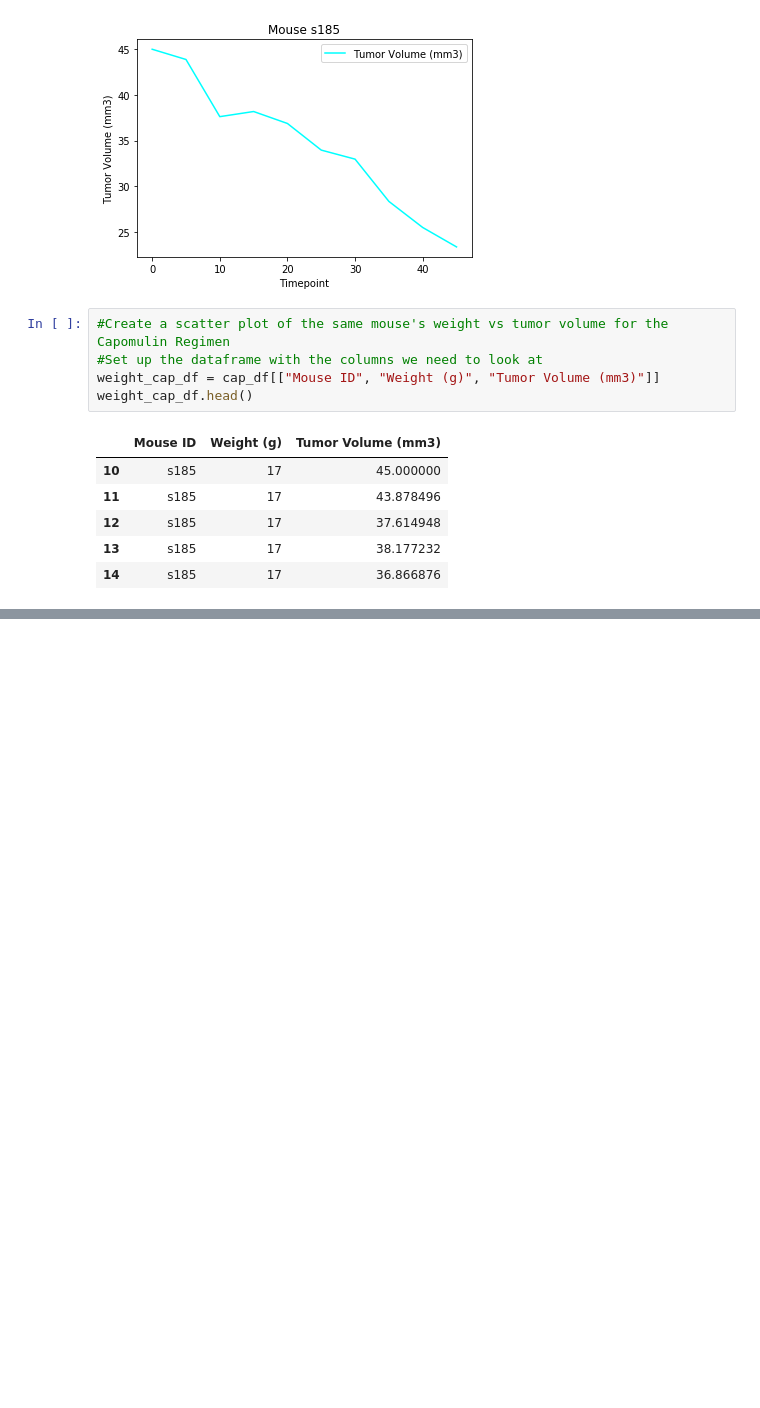
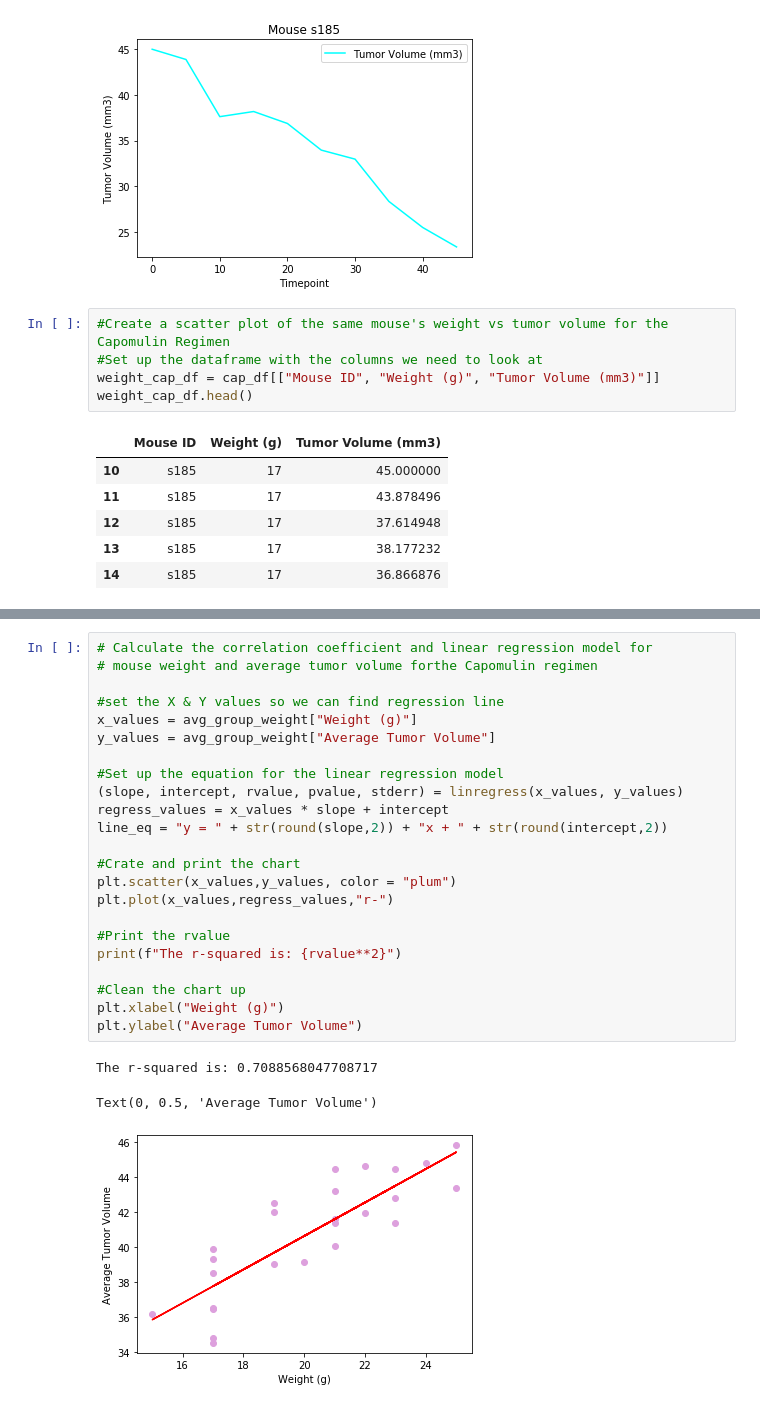
Before and after one commit to tnatoli29/Matplotlib-Challenge, a Jupyter notebook: The Power of Plots.ipynb, the cells around one changed output, grey strips where cells are left out. Saved outputs shown, nothing was run; the diff lists cells and outputs as text; blank space fills up the shorter version.

```diff
--- a/The Power of Plots.ipynb
+++ b/The Power of Plots.ipynb
@@ -476,0 +390,27 @@ plt.show()
+# %%
+# Calculate the correlation coefficient and linear regression model for
+# mouse weight and average tumor volume forthe Capomulin regimen
+
+#set the X & Y values so we can find regression line
+x_values = avg_group_weight["Weight (g)"]
+y_values = avg_group_weight["Average Tumor Volume"]
+
+#Set up the equation for the linear regression model
+(slope, intercept, rvalue, pvalue, stderr) = linregress(x_values, y_values)
+regress_values = x_values * slope + intercept
+line_eq = "y = " + str(round(slope,2)) + "x + " + str(round(intercept,2))
+
+#Crate and print the chart
+plt.scatter(x_values,y_values, color = "plum")
+plt.plot(x_values,regress_values,"r-")
+
+#Print the rvalue
+print(f"The r-squared is: {rvalue**2}")
+
+#Clean the chart up
+plt.xlabel("Weight (g)")
+plt.ylabel("Average Tumor Volume")
+# %% [output]
+The r-squared is: 0.7088568047708717
+Text(0, 0.5, 'Average Tumor Volume')
+[figure, added]
```
Also changed, not shown: parts of 8 cells of this notebook.
